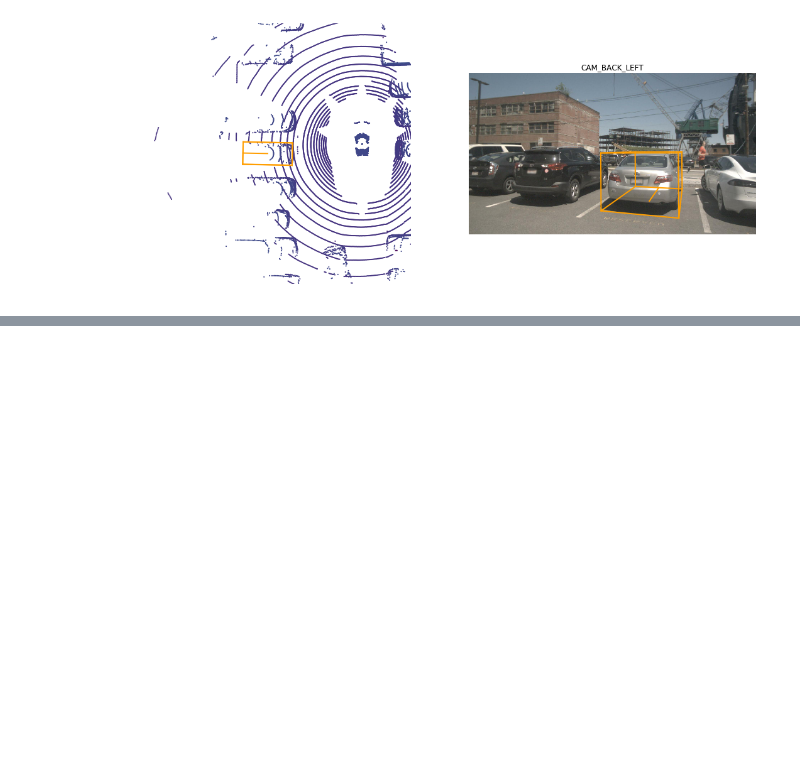
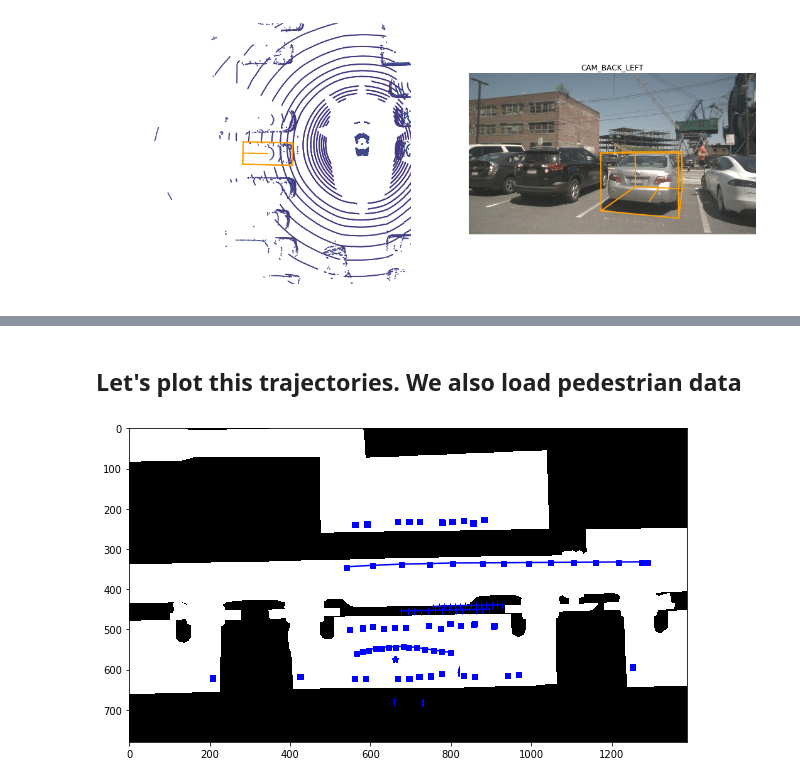
Before and after one commit to jogarrid/nuscenes, a Jupyter notebook: Nuscenes dataset exploration.ipynb, the cells around one changed output, grey strips where cells are left out. Cells and saved outputs as stored; diff of their text form; code cells hidden in the pictures; blank space fills up the shorter version.

Commit message:
Improved visualization

```diff
--- a/Nuscenes dataset exploration.ipynb
+++ b/Nuscenes dataset exploration.ipynb
@@ -116,0 +123,10 @@ visibility of whole object is between 80 and 100%
+# %%
+#Split data in chunks of 7 seconds each using the function in helpers.py
+#SPLIT_DATA
+fs = 2
+split_size = 7*fs #samples
+step = 4*fs #samples
+
+#MAP_DATA_SPLIT saves the data in the dataset and is a list of scenes x partitions x instances x time_steps x 2.
+#Last 3 dimensions are kept in a numpy array
+map_data_split = np.array(split_data(split_size, step, map_data_all))
@@ -116,0 +190,22 @@ visibility of whole object is between 80 and 100%
+# %% [markdown]
+## Let's plot this trajectories. We also load pedestrian data
+# %%
+map_data_all = load_traj_data(nusc, only_vehicles = False)
+map_data_split = np.array(split_data(split_size, step, map_data_all))
+# %%
+#The scene is quite crowded, but lot of the annotations are static ones.
+#Pedestrians are represented as bars and vehicles as squares.
+#The position of the ego vehicle is represented as a star.
+#7 seconds of a scene are plotted.
+#Annotations that are neither vehicles nor pedestrians are not plotted.
+
+#Points that are connected to each other belong in the same trajectory,
+#points that aren't represent different instances.
+scene_i = 0
+scenes = nusc.scene
+record = scenes[scene_i]
+partition = map_data_split[scene_i][0]
+instance_tokens = map_data_all[scene_i]['instance_tokens'] #extra index is not useful
+plot_1traj_partition(nusc, record, partition, instance_tokens)
+# %% [output]
+[figure, added]
```
Also changed, not shown: parts of 5 cells of this notebook, 1 other file.
